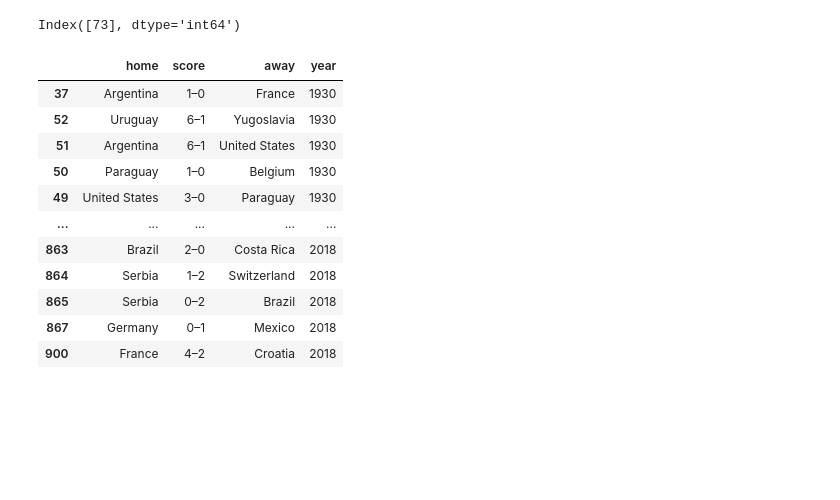
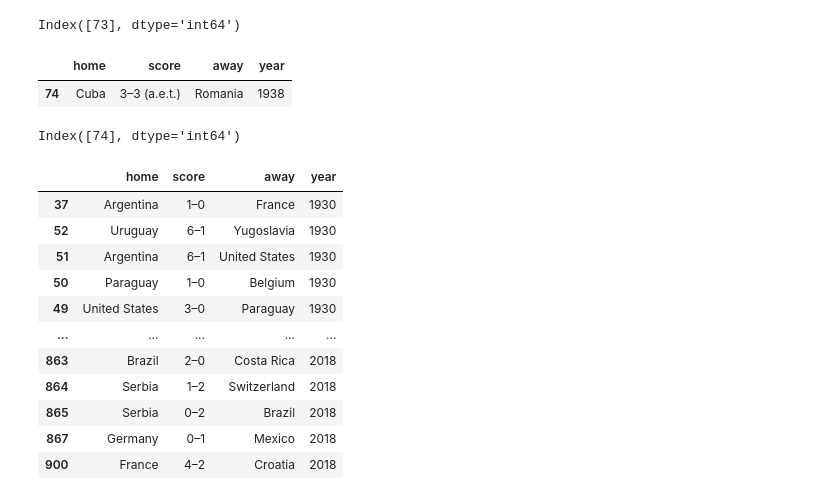
Before and after one commit to Gomezj1907/WC-2022-Predictions, a Jupyter notebook: 02_prepare_data/source/01_clean_data.ipynb, the cells around one changed output. Saved outputs shown, nothing was run; the diff lists cells and outputs as text; code cells hidden in the pictures; blank space fills up the shorter version.

Commit message:
remove cuba atypical

```diff
--- a/02_prepare_data/source/01_clean_data.ipynb
+++ b/02_prepare_data/source/01_clean_data.ipynb
@@ -89,3 +89,14 @@ delete_index
 Index([73], dtype='int64')
 # %%
 historical_vf.drop(index=delete_index, inplace=True)
+# %%
+# Rpeito ejercicio con cun¿ba y romania
+historical_vf[historical_vf['home'].str.contains('Cuba') & historical_vf['away'].str.contains('Romania') & historical_vf['score'].str.contains('3')]
+# %% [output]
+|  | home | score | away | year |
+| 74 | Cuba | 3–3 (a.e.t.) | Romania | 1938 |
+# %%
+delete_index = historical_vf[historical_vf['home'].str.contains('Cuba') & historical_vf['away'].str.contains('Romania') & historical_vf['score'].str.contains('3')].index
+delete_index
+# %% [output]
+Index([74], dtype='int64')
```
Also changed, not shown: parts of 1 cell of this notebook.
